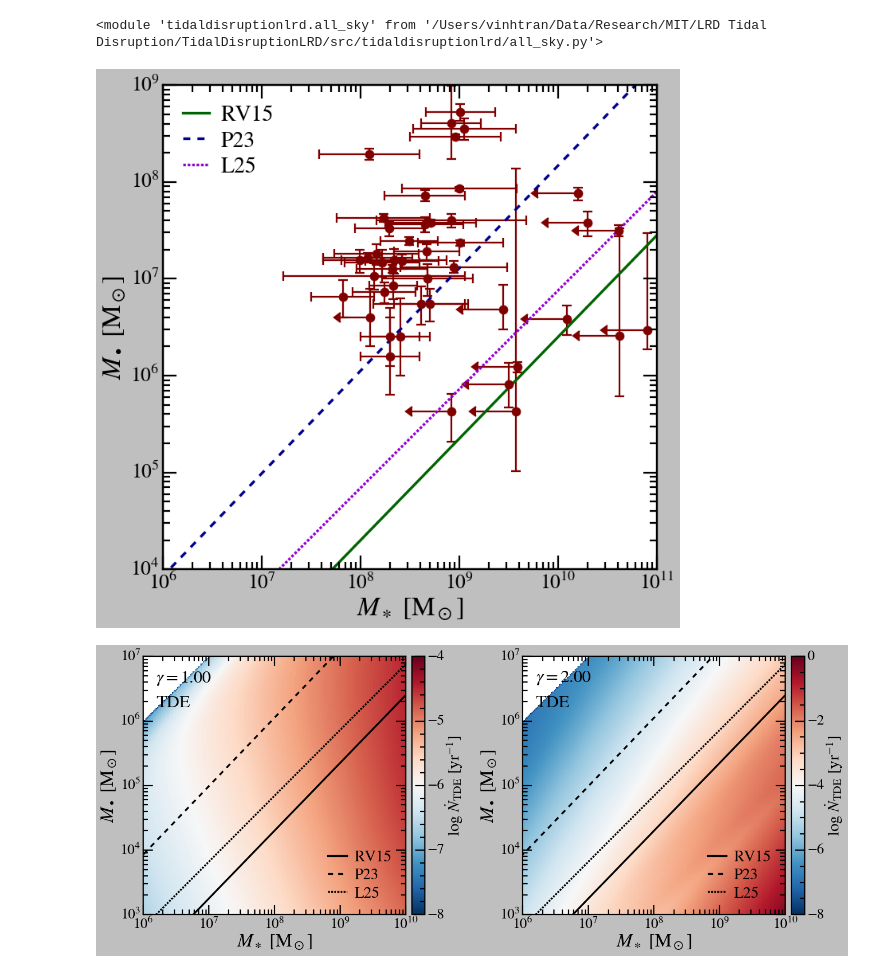
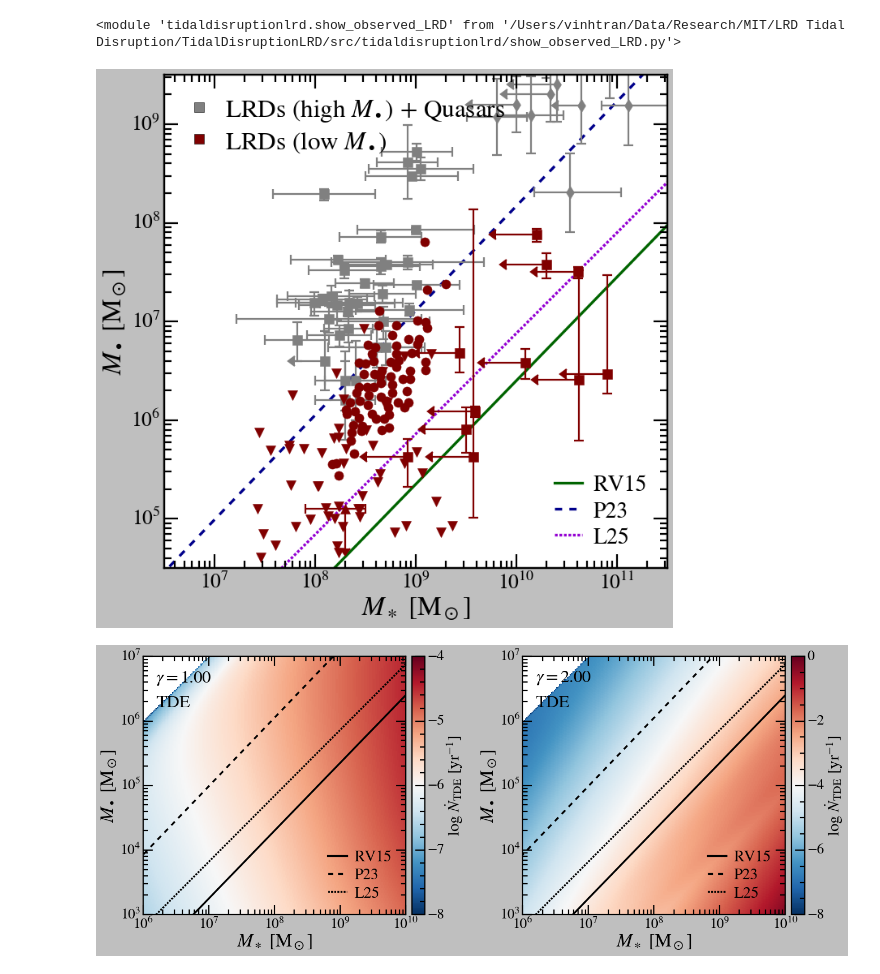
Before and after one commit to vinh-qtran/TidalDisruptionLRD, a Jupyter notebook: nbs/Ms_Mbh_tde_rate.ipynb, the cells around one changed output. Drawn from its saved outputs; the diff is of its cells as text; code cells hidden in the pictures.

Commit message:
Add more data for Ms-Mbh figure

```diff
--- a/nbs/Ms_Mbh_tde_rate.ipynb
+++ b/nbs/Ms_Mbh_tde_rate.ipynb
@@ -33,8 +37,9 @@ import importlib
 importlib.reload(stellar_distribution)
 importlib.reload(tde_rate)
 importlib.reload(all_sky)
+importlib.reload(show_observed_LRD)
 # %% [output]
-<module 'tidaldisruptionlrd.all_sky' from '/Users/vinhtran/Data/Research/MIT/LRD Tidal Disruption/TidalDisruptionLRD/src/tidaldisruptionlrd/all_sky.py'>
+<module 'tidaldisruptionlrd.show_observed_LRD' from '/Users/vinhtran/Data/Research/MIT/LRD Tidal Disruption/TidalDisruptionLRD/src/tidaldisruptionlrd/show_observed_LRD.py'>
 # %%
 # for gamma in [1.0, 2.0]:
 #     tde = all_sky.TDEGrid(
@@ -117,7 +122,7 @@ def L25_Ms_from_Mbh(M_bh):
 fig, ax = plt.subplots(figsize=(10, 9.5))
 ax_legend = ax.twinx()
 
-show_observed_LRD(ax, "lower right")
+show_observed_LRD.show_observed_LRD(ax, "upper left")
 
 
 def show_Mbh_Ms_relation(
@@ -130,8 +135,11 @@ def show_Mbh_Ms_relation(
     dashes=(None, None),
     ax=ax,
     ax_legend=ax_legend,
+    zorder=-10,
 ):
-    ax.plot(Ms_from_Mbh_func(Mbh), Mbh, ls=ls, color=color, dashes=dashes)
+    ax.plot(
+        Ms_from_Mbh_func(Mbh), Mbh, ls=ls, color=color, dashes=dashes, zorder=zorder
+    )
 
     if scatter:
         ax.fill_between(
@@ -144,9 +152,11 @@ def show_Mbh_Ms_relation(
         )
 
     if ax_legend is not None:
-        ax_legend.plot([], [], color=color, ls=ls, dashes=dashes, label=label)
+        ax_legend.plot(
+            [], [], color=color, ls=ls, dashes=dashes, label=label, zorder=zorder
+        )
     else:
-        ax.plot([], [], color=color, ls=ls, dashes=dashes, label=label)
+        ax.plot([], [], color=color, ls=ls, dashes=dashes, label=label, zorder=zorder)
 
 
 # show_Mbh_Ms_relation(
@@ -182,37 +192,37 @@ show_Mbh_Ms_relation(
     L25_Ms_from_Mbh,
     scatter=0,
     label="L25",
     color="darkviolet",
     ls="--",
     dashes=(3, 2),
 )
 
-ax.set_xlim(1e6, 1e11)
-ax.set_ylim(1e4, 1e9)
+ax.set_xlim(10**6.5, 10**11.5)
+ax.set_ylim(10**4.5, 10**9.5)
 
 ax.set_xlabel(r"$M_\ast$ [M$_\odot$]")
 ax.set_ylabel(r"$M_\bullet$ [M$_\odot$]")
 
 ax.set_xscale("log")
 ax.set_yscale("log")
 
 ax_legend.legend(
-    loc="upper left",
+    loc="lower right",
     handletextpad=0.5,
     handlelength=1.2,
     columnspacing=0.5,
     labelspacing=0.25,
 )
 
 ax_legend.set_yticks([])
 ax.tick_params(axis="y", which="both", right=True)
 
 # plt.tight_layout()
 plt.savefig("../../Ms_Mbh_relations.pdf", bbox_inches="tight")
 
 plt.show()
 # %% [output]
-[figure, old version]
+[figure, new version]
 # %%
 def show_tde_rate(
     ax,
```
Also changed, not shown: parts of 1 cell of this notebook, 4 other files.
